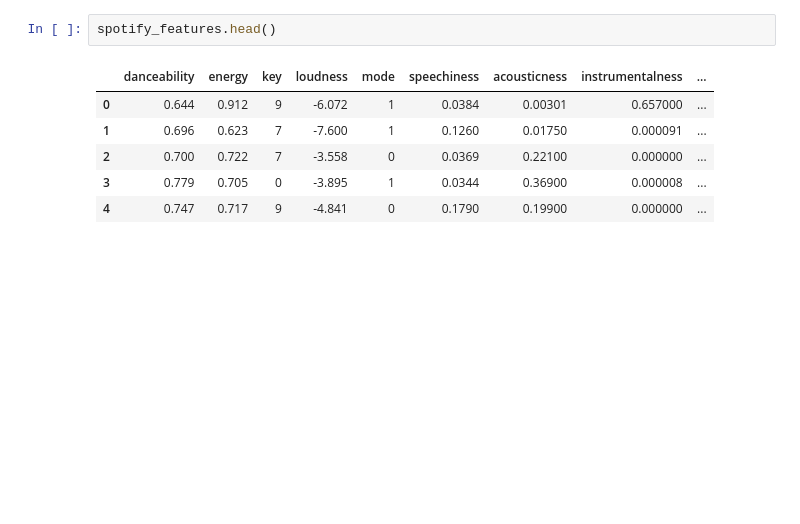
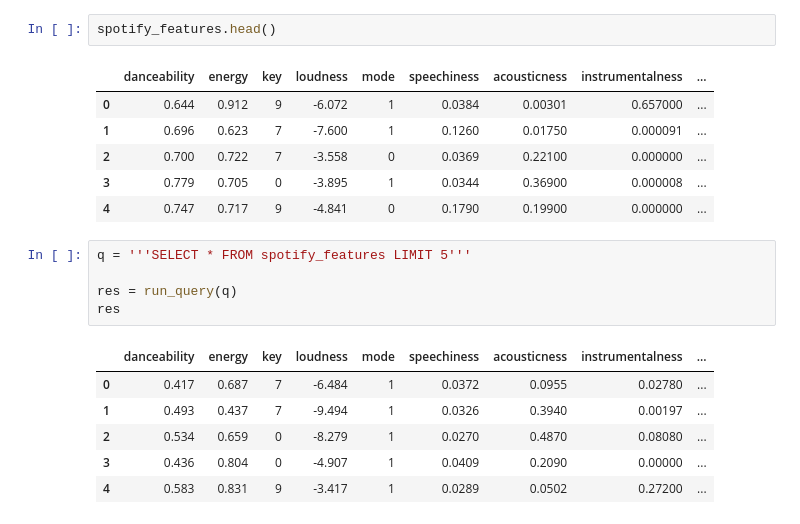
Before and after one commit to d-alvear/discoverify, a Jupyter notebook: notebooks/database_creation.ipynb, the cells around one changed output. Saved outputs shown, nothing was run; the diff lists cells and outputs as text; blank space fills up the shorter version.

```diff
--- a/notebooks/database_creation.ipynb
+++ b/notebooks/database_creation.ipynb
@@ -53,3 +53,15 @@ spotify_features.head()
 | 2 | 0.700 | 0.722 | 7 | -3.558 | 0 | 0.0369 | 0.22100 | 0.000000 | ... |
 | 3 | 0.779 | 0.705 | 0 | -3.895 | 1 | 0.0344 | 0.36900 | 0.000008 | ... |
 | 4 | 0.747 | 0.717 | 9 | -4.841 | 0 | 0.1790 | 0.19900 | 0.000000 | ... |
+# %%
+q = '''SELECT * FROM spotify_features LIMIT 5'''
+
+res = run_query(q)
+res
+# %% [output]
+|  | danceability | energy | key | loudness | mode | speechiness | acousticness | instrumentalness | ... |
+| 0 | 0.417 | 0.687 | 7 | -6.484 | 1 | 0.0372 | 0.0955 | 0.02780 | ... |
+| 1 | 0.493 | 0.437 | 7 | -9.494 | 1 | 0.0326 | 0.3940 | 0.00197 | ... |
+| 2 | 0.534 | 0.659 | 0 | -8.279 | 1 | 0.0270 | 0.4870 | 0.08080 | ... |
+| 3 | 0.436 | 0.804 | 0 | -4.907 | 1 | 0.0409 | 0.2090 | 0.00000 | ... |
+| 4 | 0.583 | 0.831 | 9 | -3.417 | 1 | 0.0289 | 0.0502 | 0.27200 | ... |
```
Also changed, not shown: 2 other files.
